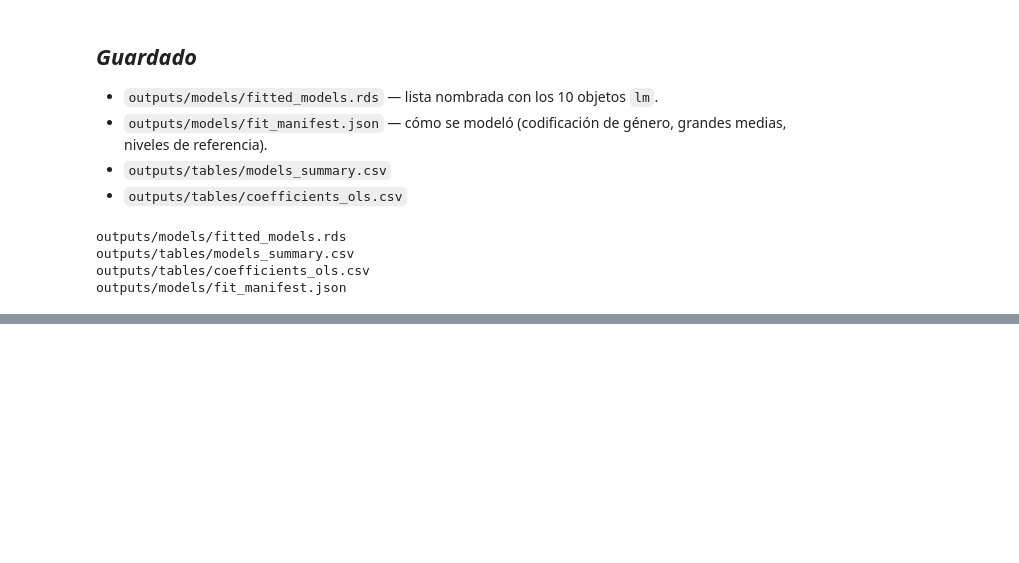
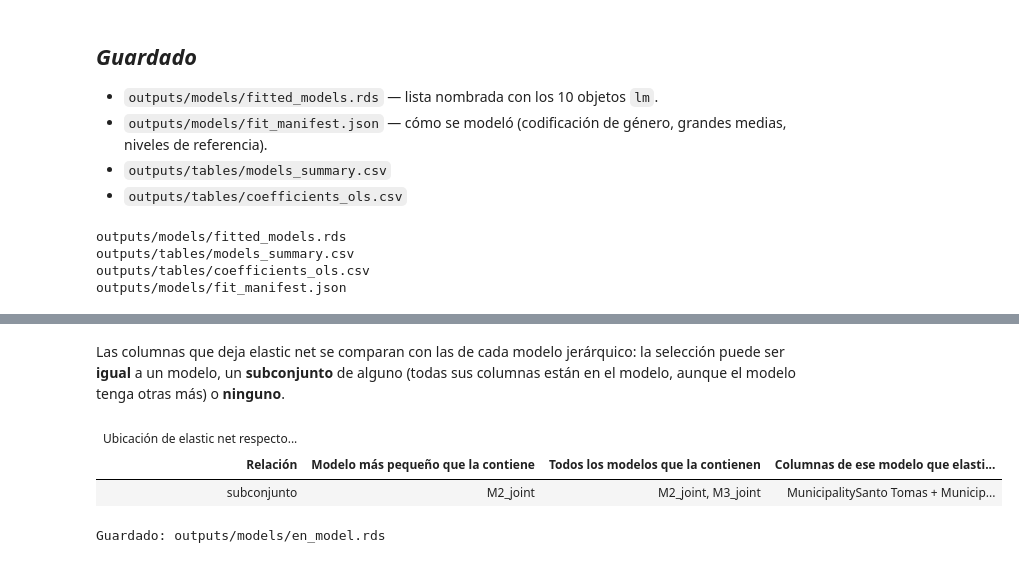
Before and after one commit to luencaro/social-support-entrapment-gender-atlantico-, a Jupyter notebook: notebooks/fit_models.ipynb, the cells around one changed output, grey strips where cells are left out. Saved outputs shown, nothing was run; the diff lists cells and outputs as text; code cells hidden in the pictures; blank space fills up the shorter version.

```diff
--- a/notebooks/fit_models.ipynb
+++ b/notebooks/fit_models.ipynb
@@ -341,0 +390,22 @@ N registrado:          530
+# %% [markdown]
+Las columnas que deja elastic net se comparan con las de cada modelo
+jerárquico: la selección puede ser **igual** a un modelo, un **subconjunto**
+de alguno (todas sus columnas están en el modelo, aunque el modelo tenga
+otras más) o **ninguno**.
+# %%
+match_hierarchical(en_model$selected, model_data) %>%
+  locate_hierarchical() %>%
+  gt() %>%
+  sub_values(values = "", replacement = "—") %>%
+  cols_label(relation = "Relación", model = "Modelo más pequeño que la contiene",
+             contained_in = "Todos los modelos que la contienen",
+             left_out = "Columnas de ese modelo que elastic net deja fuera") %>%
+  tab_header(title = "Ubicación de elastic net respecto a los modelos jerárquicos")
+# %% [output]
+| Ubicación de elastic net respecto... |  |  |  |
+| Relación | Modelo más pequeño que la contiene | Todos los modelos que la contienen | Columnas de ese modelo que elasti... |
+| subconjunto | M2_joint | M2_joint, M3_joint | MunicipalitySanto Tomas + Municip... |
+# %%
+cat(sprintf("Guardado: %s\n", save_en_model(en_model)))
+# %% [output]
+Guardado: outputs/models/en_model.rds
```
Also changed, not shown: parts of 18 cells of this notebook, 11 other files.
